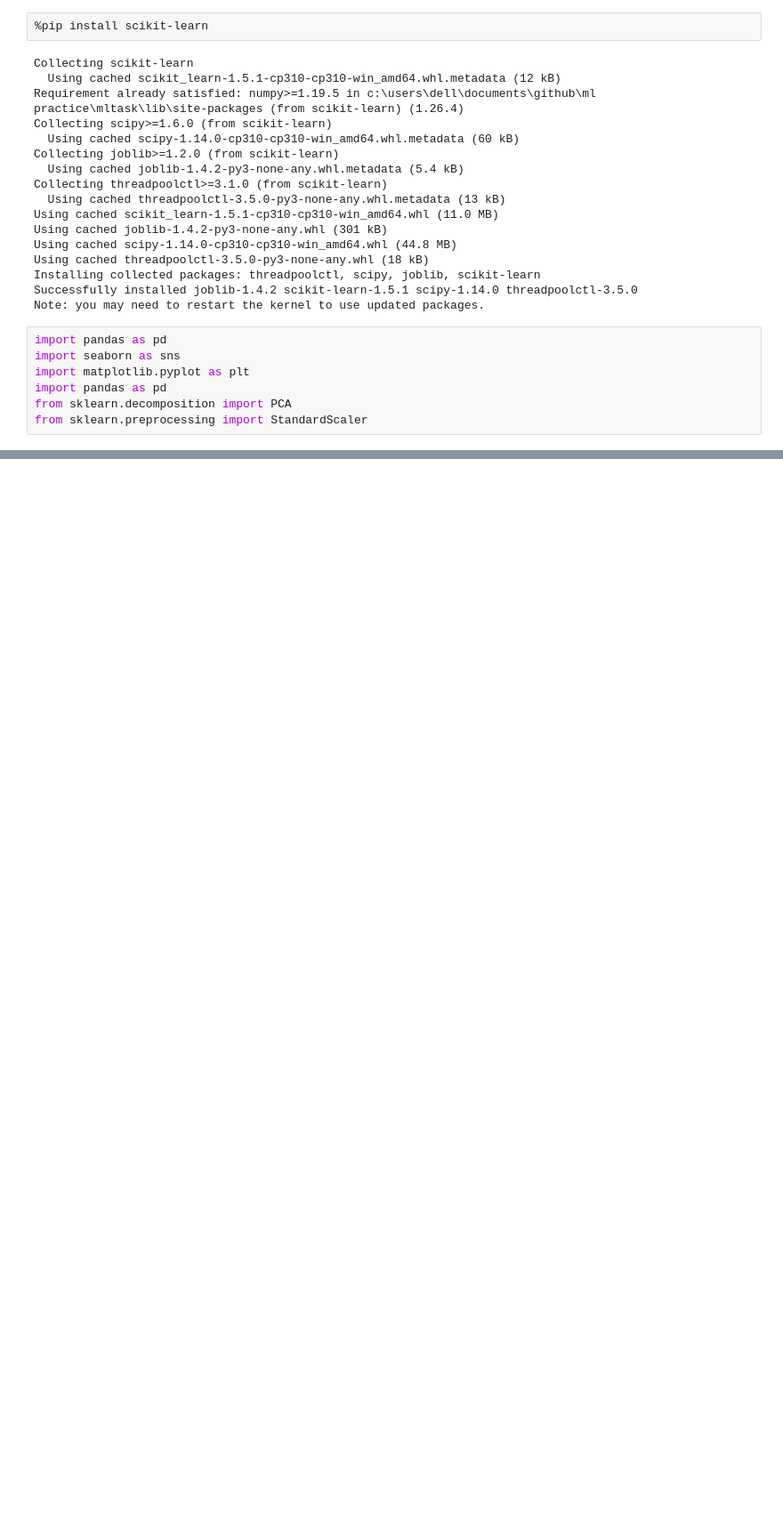
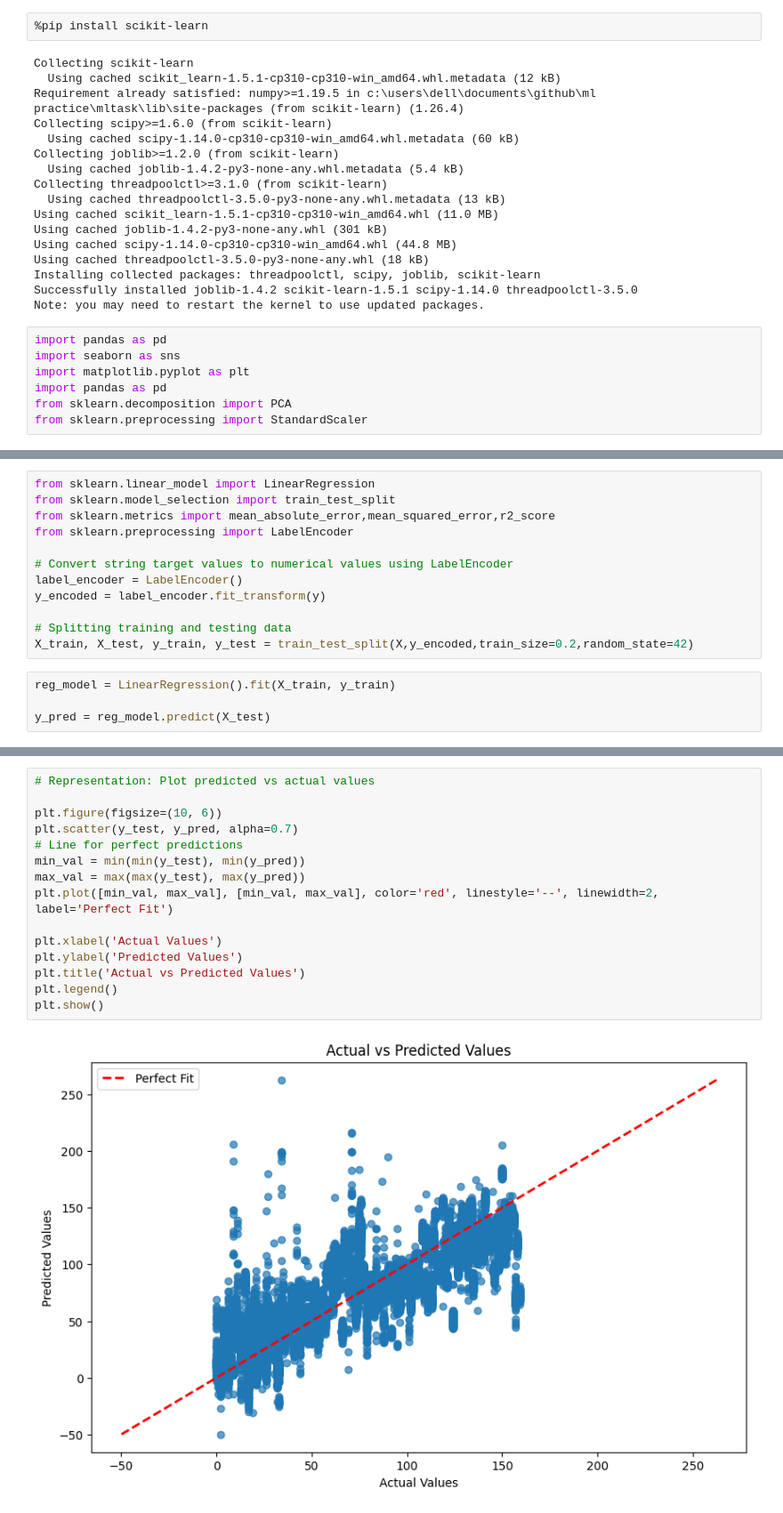
Before and after one commit to Dev-98/ML-Practice, a Jupyter notebook: Task-1.ipynb, the cells around one changed output, grey strips where cells are left out. Shown at 89% size. Drawn from its saved outputs; the diff is of its cells as text; blank space fills up the shorter version.

```diff
--- a/Task-1.ipynb
+++ b/Task-1.ipynb
@@ -54,0 +90,16 @@ AttributeError: 'DataFrame' object has no attribute 'description'
+# %%
+from sklearn.linear_model import LinearRegression
+from sklearn.model_selection import train_test_split
+from sklearn.metrics import mean_absolute_error,mean_squared_error,r2_score
+from sklearn.preprocessing import LabelEncoder
+
+# Convert string target values to numerical values using LabelEncoder
+label_encoder = LabelEncoder()
+y_encoded = label_encoder.fit_transform(y)
+
+# Splitting training and testing data
+X_train, X_test, y_train, y_test = train_test_split(X,y_encoded,train_size=0.2,random_state=42)
+# %%
+reg_model = LinearRegression().fit(X_train, y_train)
+
+y_pred = reg_model.predict(X_test)
@@ -54,0 +119,17 @@ AttributeError: 'DataFrame' object has no attribute 'description'
+# %%
+# Representation: Plot predicted vs actual values
+
+plt.figure(figsize=(10, 6))
+plt.scatter(y_test, y_pred, alpha=0.7)
+# Line for perfect predictions
+min_val = min(min(y_test), min(y_pred))
+max_val = max(max(y_test), max(y_pred))
+plt.plot([min_val, max_val], [min_val, max_val], color='red', linestyle='--', linewidth=2, label='Perfect Fit')
+
+plt.xlabel('Actual Values')
+plt.ylabel('Predicted Values')
+plt.title('Actual vs Predicted Values')
+plt.legend()
+plt.show()
+# %% [output]
+[figure, added]
```
Also changed, not shown: parts of 12 cells of this notebook.
